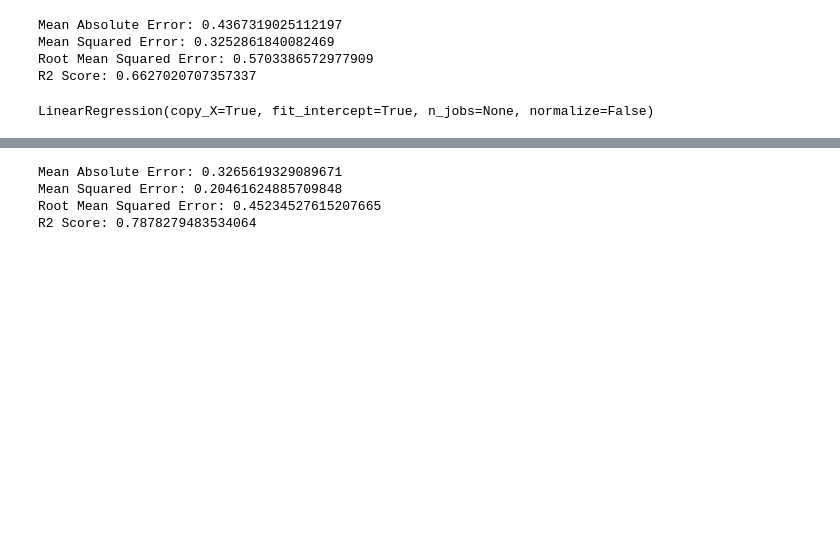
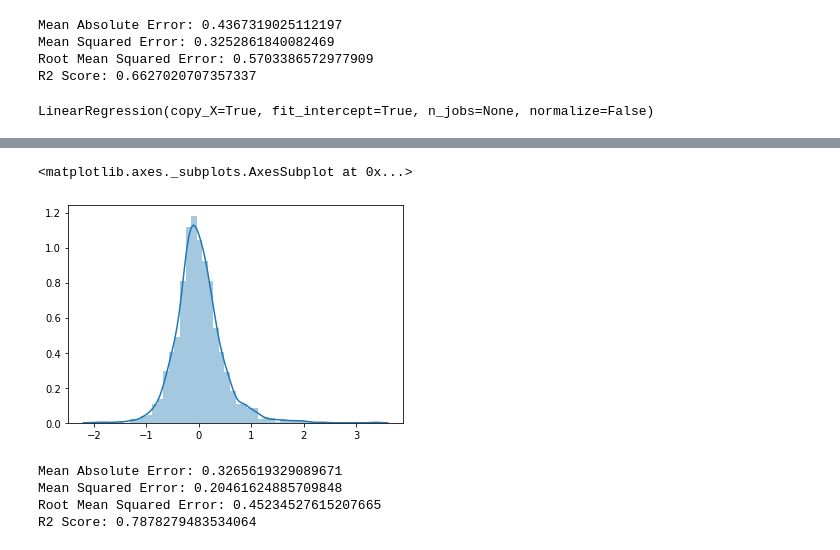
Before and after one commit to pranavjain594/InternshipProject, a Jupyter notebook: ProjectCode.ipynb, the cells around one changed output, grey strips where cells are left out. Drawn from its saved outputs; the diff is of its cells as text; code cells hidden in the pictures; blank space fills up the shorter version.

```diff
--- a/ProjectCode.ipynb
+++ b/ProjectCode.ipynb
@@ -415,3 +428,8 @@ y_pred=lin_reg_2.predict(poly_reg.fit_transform(X_test))
+# %%
+sns.distplot((y_test-y_pred),bins=50)
+# %% [output]
+<matplotlib.axes._subplots.AxesSubplot at 0x...>
+[figure, added]
 # %%
 print('Mean Absolute Error:', metrics.mean_absolute_error(y_test, y_pred))
 print('Mean Squared Error:', metrics.mean_squared_error(y_test, y_pred))
```
Also changed, not shown: parts of 7 cells of this notebook.
